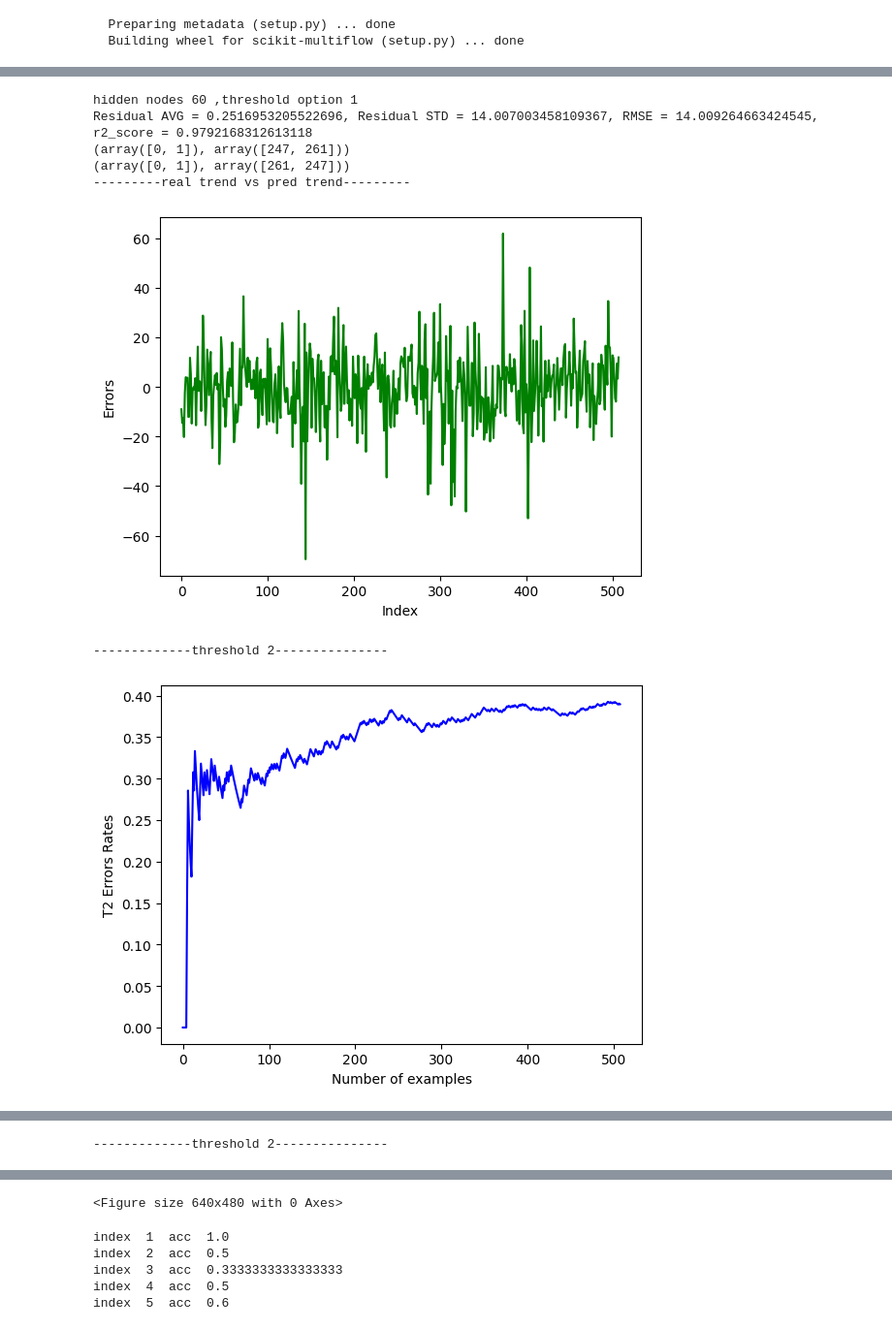
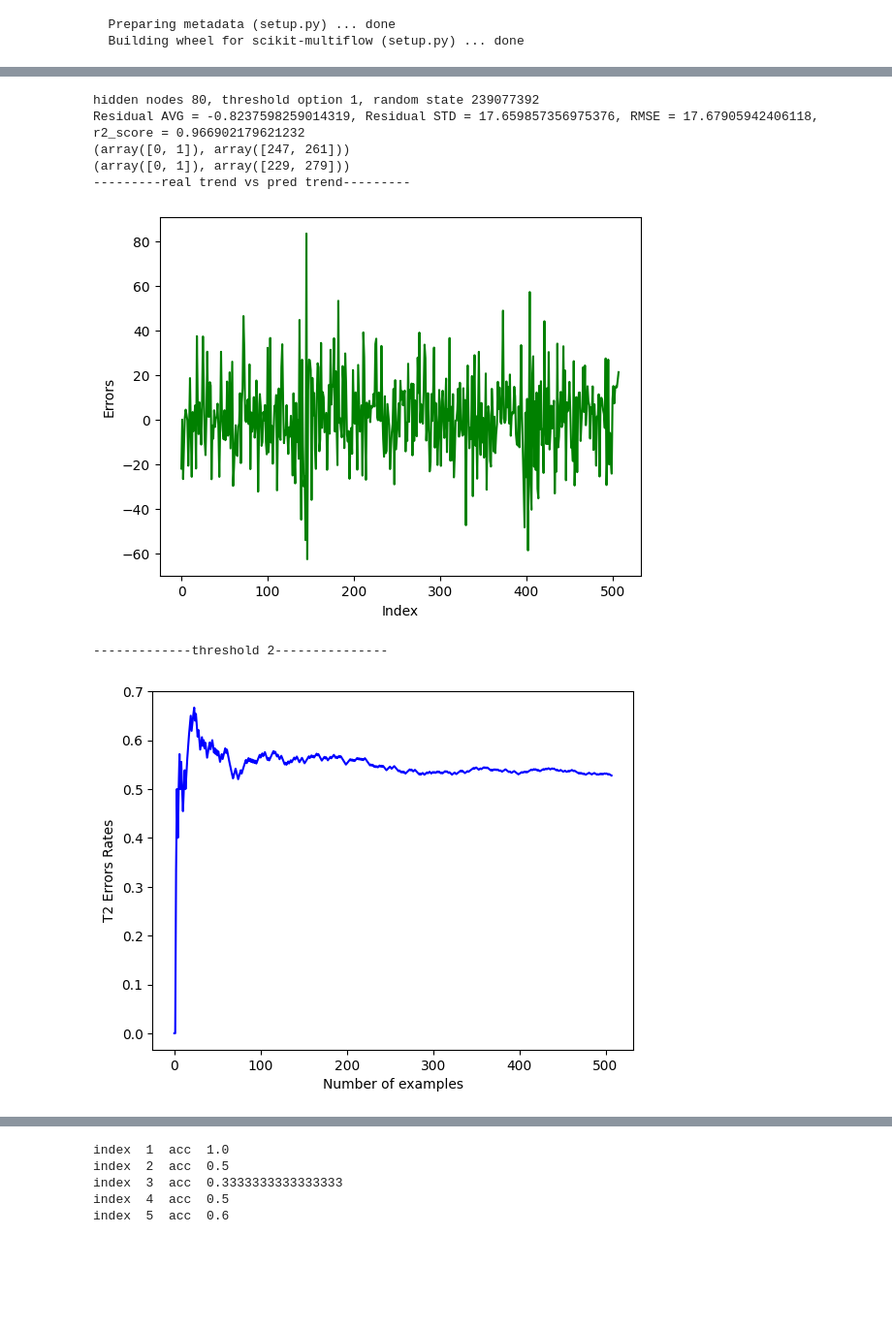
Before and after one commit to MISJasonChuang/EDD_ELM, a Jupyter notebook: ELM_regression.ipynb, the cells around one changed output, grey strips where cells are left out. Shown: that part at 97% size. Cells and saved outputs as stored; diff of their text form; code cells hidden in the pictures; blank space fills up the shorter version.

Commit message:
[feat] add proposed drift detection method

```diff
--- a/ELM_regression.ipynb
+++ b/ELM_regression.ipynb
@@ -1234,6 +1233,7 @@ df['volume'] = df['volume'].interpolate()
 # df['moving_average'] = moving_avg
 
 df['change'] = df['close'].diff()
+df['change'] = df['change'].shift(1)
 
 # 1) lowest and highest prices of the 5 previous days;
 '''
@@ -1263,6 +1263,8 @@ df['open_previous_3_days'] = df['open'].shift(3)
 df['open_previous_2_days'] = df['open'].shift(2)
 df['open_previous_1_days'] = df['open'].shift(1)
 '''
+df['Close_previous_1_days'] = df['close'].shift(1)
+df['open_previous_1_days'] = df['open'].shift(1)
 # 3) EMA of the lowest and highest prices of the 5 previous days;
 # 4) EMA of the opening and closing prices of the 5 previous days;
 # 5) BB of the opening and closing prices of the 5 previous days;
@@ -1271,5 +1273,5 @@ df['open_previous_1_days'] = df['open'].shift(1)
 # df["BB_upper"], df["BB_middle"], df["BB_lower"]  = talib.BBANDS(df["close"],5,matype = talib.MA_Type.EMA)
 
 # df = df[df.columns.difference(['close', 'volume', 'open', 'low'])]
-df
+df[2:]
 # %% [output]
@@ -1294,6 +1296,7 @@ import numpy as np
 import pandas as pd
 import math
 import matplotlib.pyplot as plt
+import random
 import scipy.stats as stats
 from sklearn import preprocessing
 from sklearn.metrics import accuracy_score, r2_score
@@ -1357,11 +1360,13 @@ def handle_datasets(show_fig: bool = False) -> list:
     # df["BB_upper"], df["BB_middle"], df["BB_lower"]  = talib.BBANDS(df["close"],5,matype = talib.MA_Type.EMA)
 
     # change = today-yesterday
+    # 12/24 [fix] yesterday - the day before yesterday
     df['change'] = df['close'].diff()
+    df['change'] = df['change'].shift(1)
 
     # exclude 5 columns, others = input features, start from index=5 drop NaN
-    x = df[df.columns.difference(['close', 'open', 'high', 'low'])][1:]
-    y = df["close"][1:]
+    x = df[df.columns.difference(['close', 'open', 'high', 'low'])][2:]
+    y = df["close"][2:]
 
     if show_fig:
         plt.title("Gold prices")
@@ -1436,12 +1441,13 @@ def drift_detection(data_stream: list, retrain_data: list, nodes: int, warning_l
         y_test = retrain_data[1][warning_end:]
         datasets = [x_train, y_train, x_test, y_test]
         # enable the network to perform feature extraction
-        train(datasets, nodes=nodes+3, show_fig=True, threshold_opt=threshold_opt, level_config=(warning_level, drift_detect))
+        random_num = random.randint(0, 2**32-1)
+        train(datasets, nodes=nodes+3, random_state=random_num, show_fig=True, threshold_opt=threshold_opt, level_config=(warning_level, drift_detect))
 # %%
-def train(datasets: list[np.ndarray],nodes: int = 20, show_fig: bool = False, threshold_opt: int = 0, level_config: tuple = (1.0, 2.0)) -> dict:
-    print(f"hidden nodes {nodes} ,threshold option {threshold_opt}")
+def train(datasets: list[np.ndarray],nodes: int = 20, random_state: int = 0, show_fig: bool = False, threshold_opt: int = 0, level_config: tuple = (1.0, 2.0)) -> dict:
+    print(f"hidden nodes {nodes}, threshold option {threshold_opt}, random state {random_state}")
     # option: random_state=1
-    elmr = ELMRegressor(n_hidden=nodes, random_state=886)
+    elmr = ELMRegressor(n_hidden=nodes, random_state=random_state)
     x_train, y_train, x_test, y_test = (
         datasets[0],
         datasets[1],
@@ -1520,7 +1526,7 @@ def train(datasets: list[np.ndarray],nodes: int = 20, show_fig: bool = False, th
         plt.hist(residual, bins=40, range=(-200,200), facecolor="blue", edgecolor="black", alpha=0.7, density=True)
         # 顯示常態分佈曲線
         mu = 0
-        sigma = 15
+        sigma = 20
         x = np.linspace(mu - 3*sigma, mu + 3*sigma, 10000)
         plt.plot(x, stats.norm.pdf(x, mu, sigma), color="#FF0000")
         plt.xlabel("residual")
@@ -1665,20 +1714,22 @@ def r2_drift_detection(pred: np.ndarray, actual: np.ndarray, r2_threshold: float
 # %%
 if __name__ == "__main__":
-    nodes = 60
+    nodes = 80
     level_config_1 = (1.0, 2.0)
     level_config_2 = (2, 3)
     datasets = handle_datasets(show_fig=False)
+    random_num = random.randint(0, 2**32-1)
     # option 0: compare with previous price difference, option 1: compare with price going up or down predicitons
-    res = train(datasets, nodes=nodes, show_fig=True, threshold_opt=1, level_config=level_config_1)
+    res = train(datasets, nodes=nodes,random_state=random_num, show_fig=True, threshold_opt=1, level_config=level_config_1)
     print("---------------------end of DDM---------------------")
     # detect_concept_drift(res["predict"][0], res["predict"][1], level_config=level_config_2, show_fig=True)
-    r2_drift_detection(res["predict"][0], res["predict"][1], r2_threshold=0.75, show_fig=True)
+    # r2_drift_detection(res["predict"][0], res["predict"][1], r2_threshold=0.75, show_fig=True)
+    proposed_drift_detection(res["predict"][0], res["predict"][1], level_config=level_config_1)
 # %% [output]
-hidden nodes 60 ,threshold option 1
-Residual AVG = 0.2516953205522696, Residual STD = 14.007003458109367, RMSE = 14.009264663424545, r2_score = 0.9792168312613118
+hidden nodes 80, threshold option 1, random state 239077392
+Residual AVG = -0.8237598259014319, Residual STD = 17.659857356975376, RMSE = 17.67905942406118, r2_score = 0.966902179621232
 (array([0, 1]), array([247, 261]))
-(array([0, 1]), array([261, 247]))
+(array([0, 1]), array([229, 279]))
 ---------real trend vs pred trend---------
-[figure, old version]
+[figure, new version]
 -------------threshold 2---------------
-[figure, old version]
+[figure, new version]
@@ -1695 +1753,0 @@ Residual AVG = 53.00995196188844, Residual STD = 76.903878060142, RMSE = 93.4037
--------------threshold 2---------------
@@ -1716,4 +1754,3 @@ drift detect at index 63
-<Figure size 640x480 with 0 Axes>
 # %%
 from sklearn.metrics import accuracy_score
 y_pred = [0, 2, 1, 3, 3]
```
Also changed, not shown: parts of 7 cells of this notebook.
